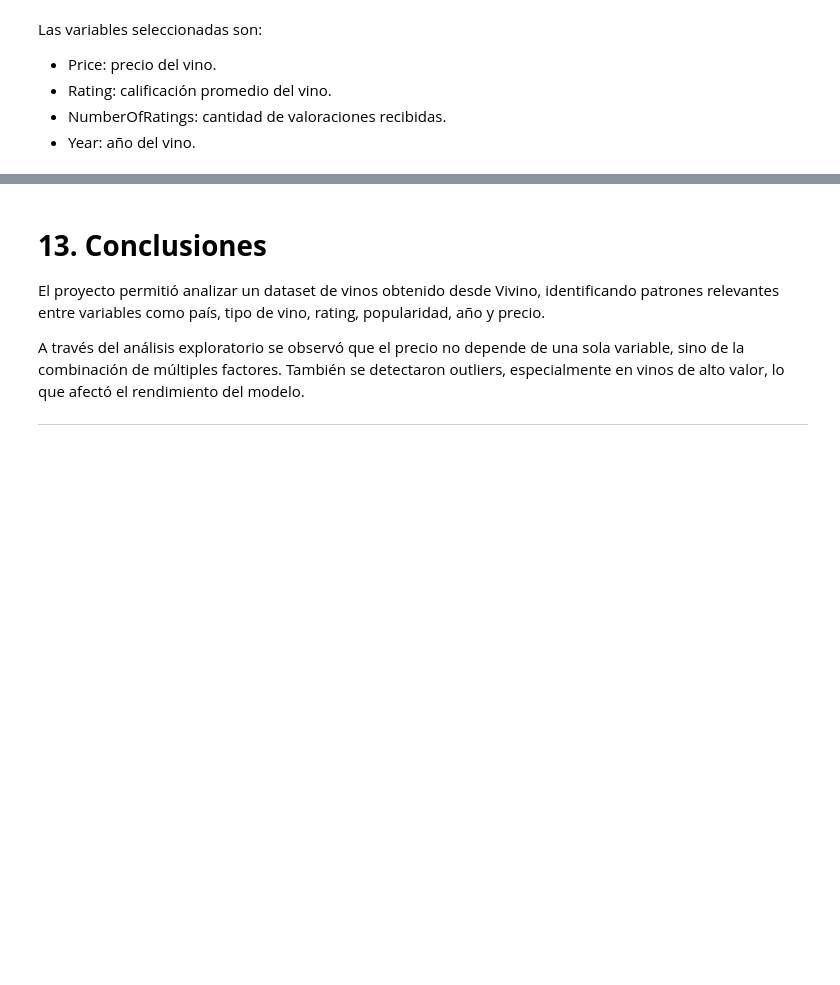
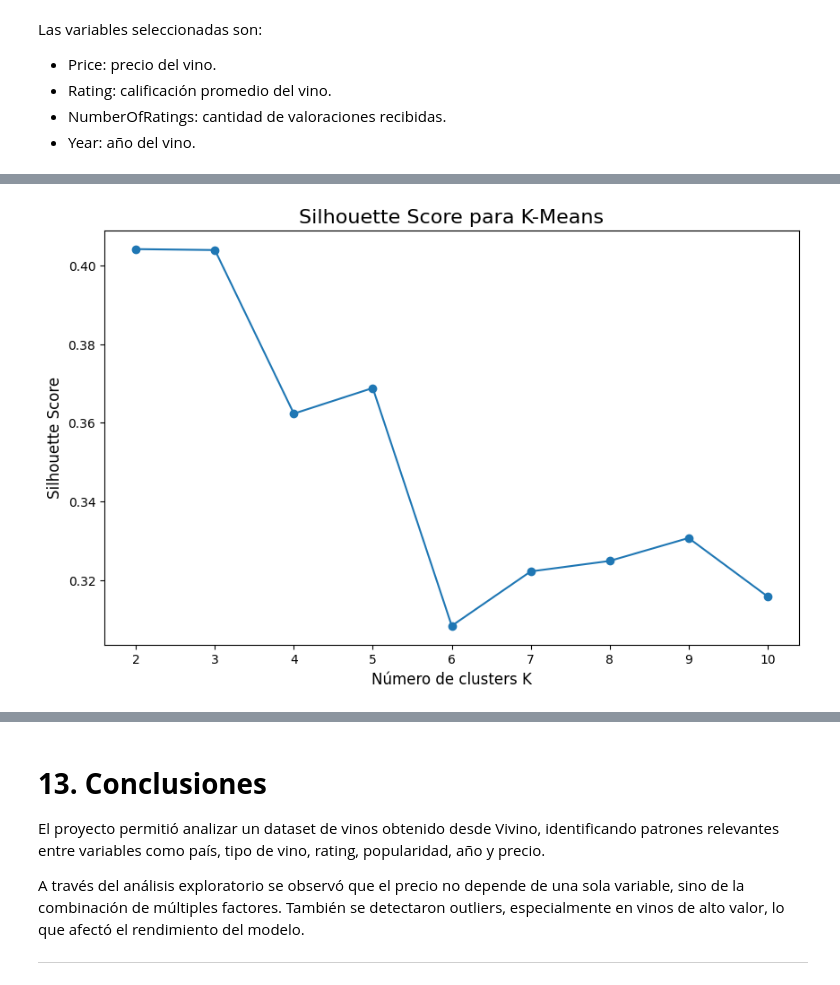
Before and after one commit to Danae-Munoz/Analisis_Data_Mineria-de-datos, a Jupyter notebook: Evaluación_3_Danae_Muñoz.ipynb, the cells around one changed output, grey strips where cells are left out. Cells and saved outputs as stored; diff of their text form; code cells hidden in the pictures; blank space fills up the shorter version.

```diff
--- a/Evaluación_3_Danae_Muñoz.ipynb
+++ b/Evaluación_3_Danae_Muñoz.ipynb
@@ -1314,0 +1848,13 @@ plt.show()
+# %%
+# Seleccionamos las variables numéricas que serán utilizadas para aplicar K-Means
+# No se incluye Price, ya que el precio es la variable objetivo que se busca predecir en el proyecto
+variables_kmeans = df_final[["Rating", "NumberOfRatings", "Year"]].copy()
+
+# Eliminamos posibles valores nulos para evitar errores al entrenar el modelo
+variables_kmeans = variables_kmeans.dropna()
+
+# Guardamos el precio correspondiente a los mismos registros para analizarlo posteriormente por cluster
+precios_kmeans = df_final.loc[variables_kmeans.index, "Price"]
+
+# Visualizamos las primeras filas de las variables seleccionadas
+variables_kmeans.head()
@@ -1314,0 +1936,35 @@ plt.show()
+# %%
+# Importamos silhouette_score para evaluar la calidad de los clusters
+from sklearn.metrics import silhouette_score
+
+# Creamos una lista vacía para guardar los resultados de Silhouette Score
+silhouette_scores = []
+
+# Probamos valores de K desde 2 hasta 10
+for k in range(2, 11):
+
+    # Creamos el modelo K-Means con k clusters
+    kmeans = KMeans(
+        n_clusters=k,
+        random_state=100,
+        n_init=10
+    )
+
+    # Entrenamos el modelo y asignamos cada registro a un cluster
+    labels = kmeans.fit_predict(variables_kmeans_escaladas)
+
+    # Calculamos el Silhouette Score para evaluar la separación de los clusters
+    score = silhouette_score(variables_kmeans_escaladas, labels)
+
+    # Guardamos el resultado obtenido
+    silhouette_scores.append(score)
+
+# Graficamos los resultados de Silhouette Score
+plt.figure(figsize=(10, 6))
+plt.plot(range(2, 11), silhouette_scores, marker="o")
+plt.title("Silhouette Score para K-Means", fontsize=16)
+plt.xlabel("Número de clusters K", fontsize=12)
+plt.ylabel("Silhouette Score", fontsize=12)
+plt.show()
+# %% [output]
+[figure, added]
```
Also changed, not shown: parts of 109 cells of this notebook.
